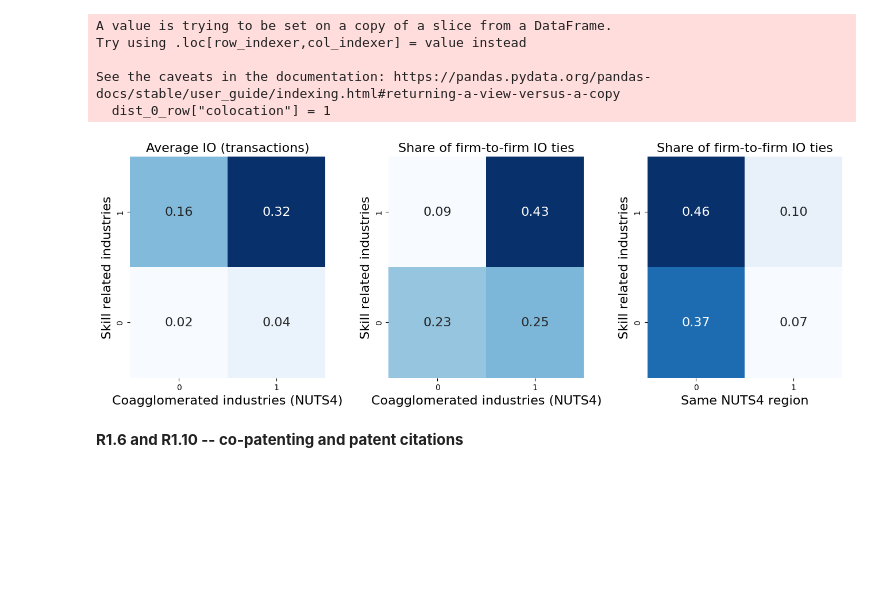
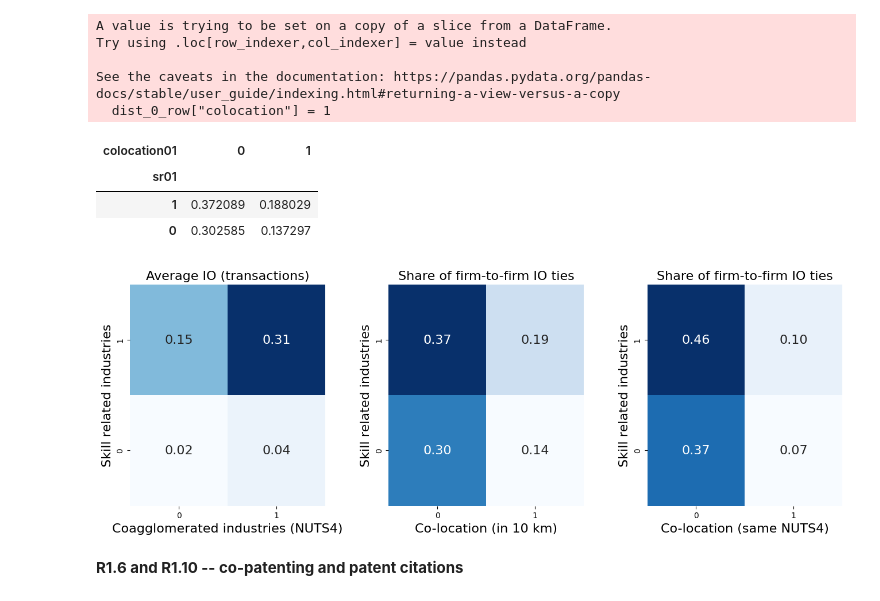
Before and after one commit to sandorjuhasz/coagglomeration, a Jupyter notebook: code/06b_revision.ipynb, the cells around one changed output. Cells and saved outputs as stored; diff of their text form; code cells hidden in the pictures; blank space fills up the shorter version.

```diff
--- a/code/06b_revision.ipynb
+++ b/code/06b_revision.ipynb
@@ -102,3 +76,23 @@ ii_mat.sort_values(by="sr01", ascending=False, inplace=True)
+# %%
+# matrix 2 -- supplier ties inside regions (co-location) between firms in SR and not SR industries
+selected_dist = 10
+ddf = pd.read_csv("../data/oc15_2023_dec/oc_distance_io_labor_ties.csv", sep=";")
+ddf["nr_io_no_sr_ties"] = ddf["nr_io_ties"] - ddf["nr_io_sr_ties"]
+
+ddf["colocation01"] = (ddf["dist_int"] <= selected_dist).astype(int)
+
+# define a distance
+table_d = ddf.groupby(["colocation01"]).agg(
+    nr_io_sr_ties = pd.NamedAgg("nr_io_sr_ties", "sum"),
+    nr_io_no_sr_ties = pd.NamedAgg("nr_io_no_sr_ties", "sum")
+)
+
+table_d.sort_values(by="colocation01", ascending=True, inplace=True)
+#inreg.set_index("colocation01", inplace=True)
+table_d.columns = [1, 0]
+table_d.columns.name = "sr01"
+table_d = table_d.T.sort_values(by="sr01", ascending=False)
+table_d = (table_d / table_d.sum().sum())
 # %%
 def crosstab_visual(mat, fontsize, colormap, title_text=None, axis_labels=None, ax=None):
     if ax is None:
@@ -119,39 +113,46 @@ def crosstab_visual(mat, fontsize, colormap, title_text=None, axis_labels=None,
 
     if title_text:
         ax.set_title(title_text, fontsize=fontsize)
+# %%
+table_d
+# %% [output]
+| colocation01 | 0 | 1 |
+| sr01 |  |  |
+| 1 | 0.372089 | 0.188029 |
+| 0 | 0.302585 | 0.137297 |
 # %%
 fig, ax = plt.subplots(1,3, figsize=(16,5))
 plt.subplots_adjust(wspace=0.325)
 fontsize = 16
 
 crosstab_visual(
     ii_mat,
     fontsize=fontsize,
     colormap="Blues",
     title_text="Average IO (transactions)",
     axis_labels=["Coagglomerated industries (NUTS4)", "Skill related industries"],
     ax=ax[0]
 )
 
 crosstab_visual(
-    ff_mat_norm,
+    table_d,
     fontsize=fontsize,
     colormap="Blues",
     title_text="Share of firm-to-firm IO ties",
-    axis_labels=["Coagglomerated industries (NUTS4)", "Skill related industries"],
+    axis_labels=[f"Co-location (in {selected_dist} km)", "Skill related industries"],
     ax=ax[1]
 )
 
 crosstab_visual(
     inreg_mat,
     fontsize=fontsize,
     colormap="Blues",
     title_text="Share of firm-to-firm IO ties",
-    axis_labels=["Same NUTS4 region", "Skill related industries"],
+    axis_labels=["Co-location (same NUTS4)", "Skill related industries"],
     ax=ax[2]
 )
 # %% [output]
-[figure, old version]
+[figure, new version]
 # %% [markdown]
 **R1.6 and R1.10 -- co-patenting and patent citations**
 # %%
```
Also changed, not shown: parts of 6 cells of this notebook, 2 other files.
